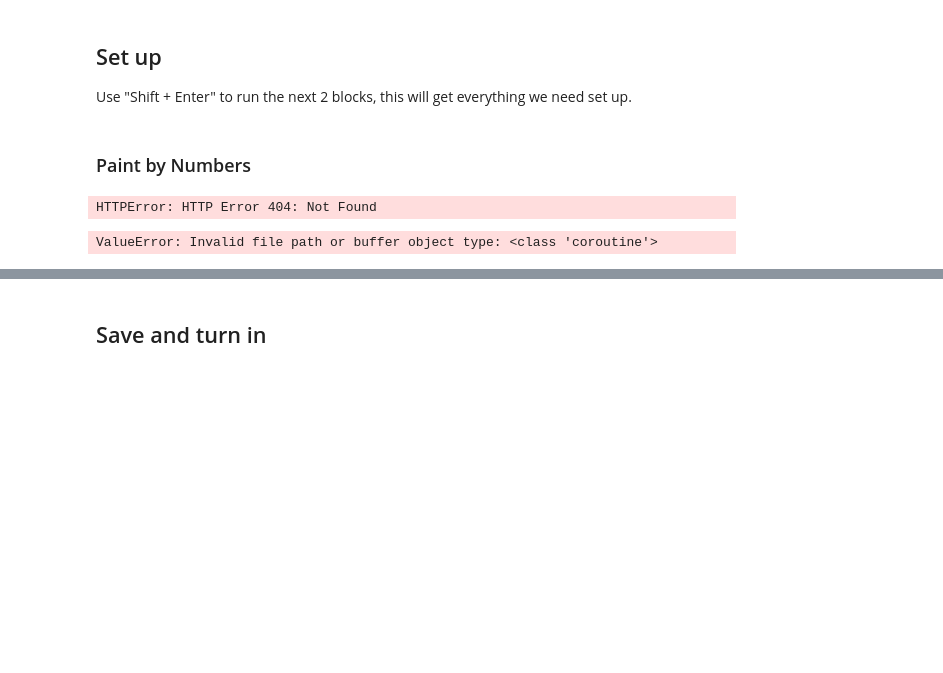
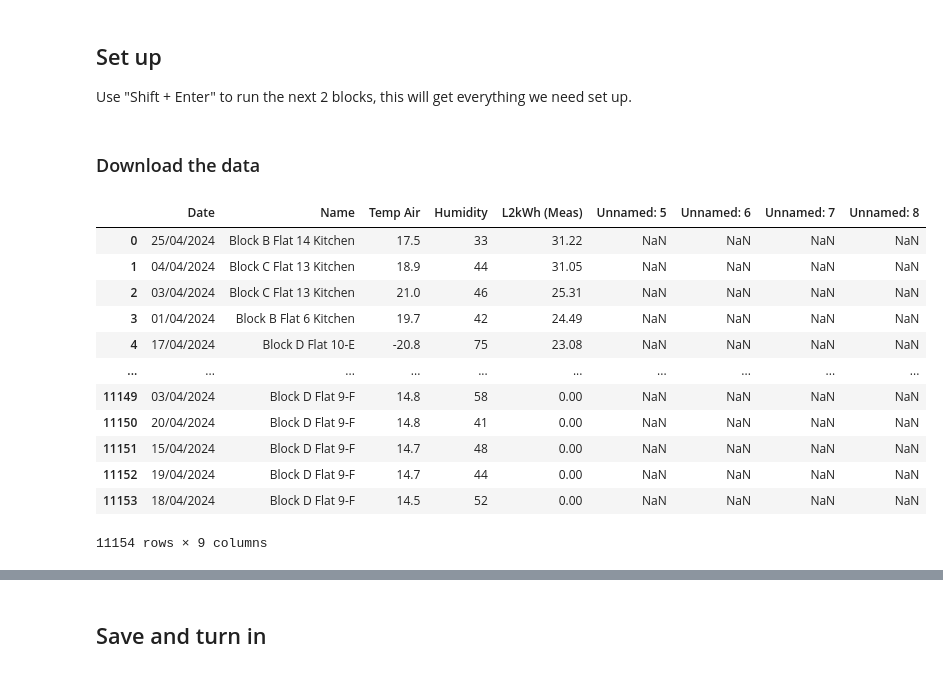
Before and after one commit to UTCSheffield/Y10-Computing-GCSE-jupyter, a Jupyter notebook: content/Prefect_Project/week_3.ipynb, the cells around one changed output, grey strips where cells are left out. Saved outputs shown, nothing was run; the diff lists cells and outputs as text; code cells hidden in the pictures; blank space fills up the shorter version.

```diff
--- a/content/Prefect_Project/week_3.ipynb
+++ b/content/Prefect_Project/week_3.ipynb
@@ -31,16 +31,27 @@ import matplotlib.pyplot as plt
 import seaborn as sns
 
 sns.set(rc={"figure.figsize": (16, 5)})
-# %% [markdown]
-### Paint by Numbers
+# %% [markdown]
+### Download the data
 # %%
 url="https://raw.githubusercontent.com/UTCSheffield/OCR-Unit-7-Data-analysis-and-design/main/content/Prefect_Project/prefect_data.csv"
 prefect_data_file = await get_file_from_url(url)
-prefect_data_file
+prefect_data = pd.read_csv(prefect_data_file)
+
+# Notice that in Jupyter just running the variable name will display it
+# If the variable is a pandas dataframe it will show a truncated table
+prefect_data
 # %% [output]
+|  | Date | Name | Temp Air | Humidity | L2kWh (Meas) | Unnamed: 5 | Unnamed: 6 | Unnamed: 7 | Unnamed: 8 |
+| 0 | 25/04/2024 | Block B Flat 14 Kitchen | 17.5 | 33 | 31.22 | NaN | NaN | NaN | NaN |
+| 1 | 04/04/2024 | Block C Flat 13 Kitchen | 18.9 | 44 | 31.05 | NaN | NaN | NaN | NaN |
+| 2 | 03/04/2024 | Block C Flat 13 Kitchen | 21.0 | 46 | 25.31 | NaN | NaN | NaN | NaN |
+| 3 | 01/04/2024 | Block B Flat 6 Kitchen | 19.7 | 42 | 24.49 | NaN | NaN | NaN | NaN |
+| 4 | 17/04/2024 | Block D Flat 10-E | -20.8 | 75 | 23.08 | NaN | NaN | NaN | NaN |
+| ... | ... | ... | ... | ... | ... | ... | ... | ... | ... |
+| 11149 | 03/04/2024 | Block D Flat 9-F | 14.8 | 58 | 0.00 | NaN | NaN | NaN | NaN |
+| 11150 | 20/04/2024 | Block D Flat 9-F | 14.8 | 41 | 0.00 | NaN | NaN | NaN | NaN |
+| 11151 | 15/04/2024 | Block D Flat 9-F | 14.7 | 48 | 0.00 | NaN | NaN | NaN | NaN |
+| 11152 | 19/04/2024 | Block D Flat 9-F | 14.7 | 44 | 0.00 | NaN | NaN | NaN | NaN |
+| 11153 | 18/04/2024 | Block D Flat 9-F | 14.5 | 52 | 0.00 | NaN | NaN | NaN | NaN |
-HTTPError: HTTP Error 404: Not Found
+11154 rows × 9 columns
-# %%
-prefect_data = pd.read_csv(prefect_data_file)
-prefect_data
-# %% [output]
-ValueError: Invalid file path or buffer object type: <class 'coroutine'>
```
Also changed, not shown: parts of 41 cells of this notebook.
